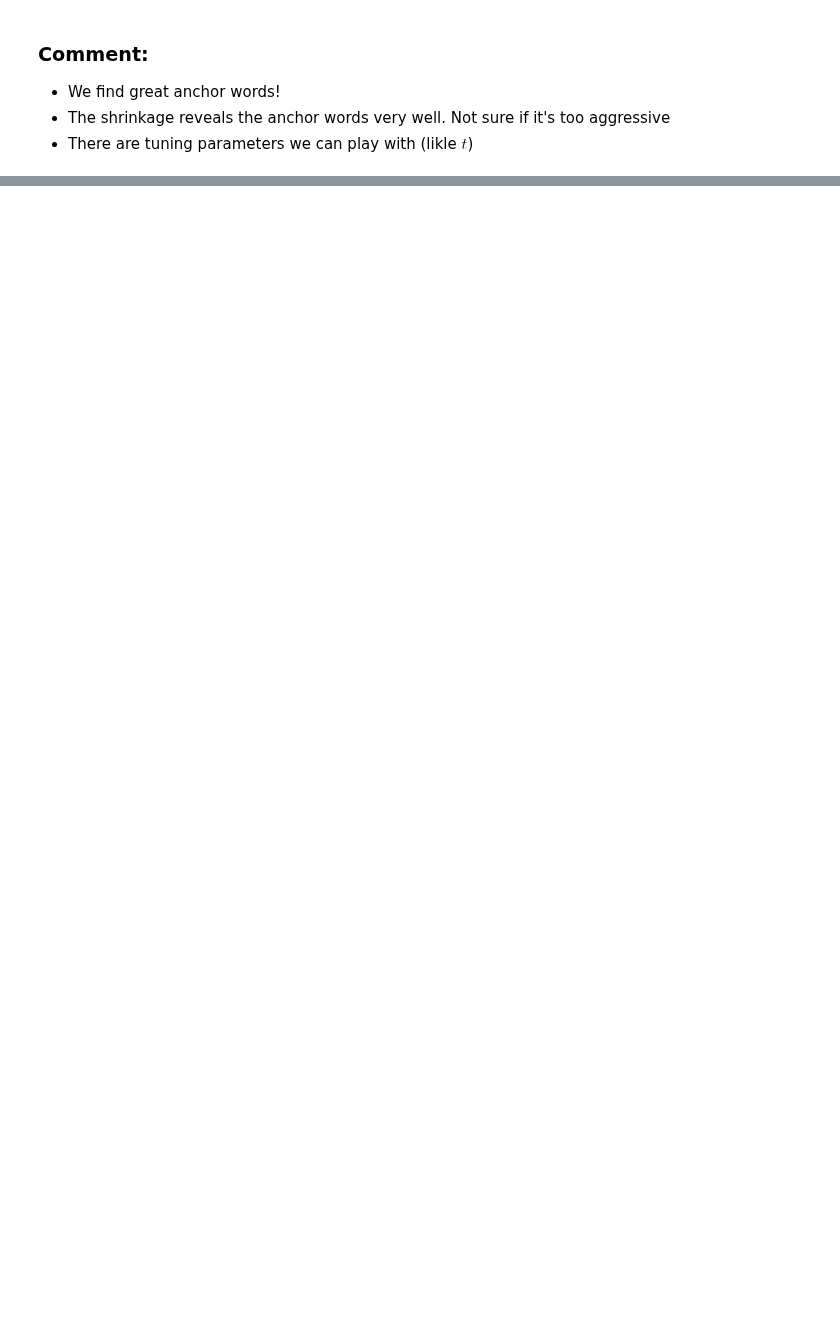
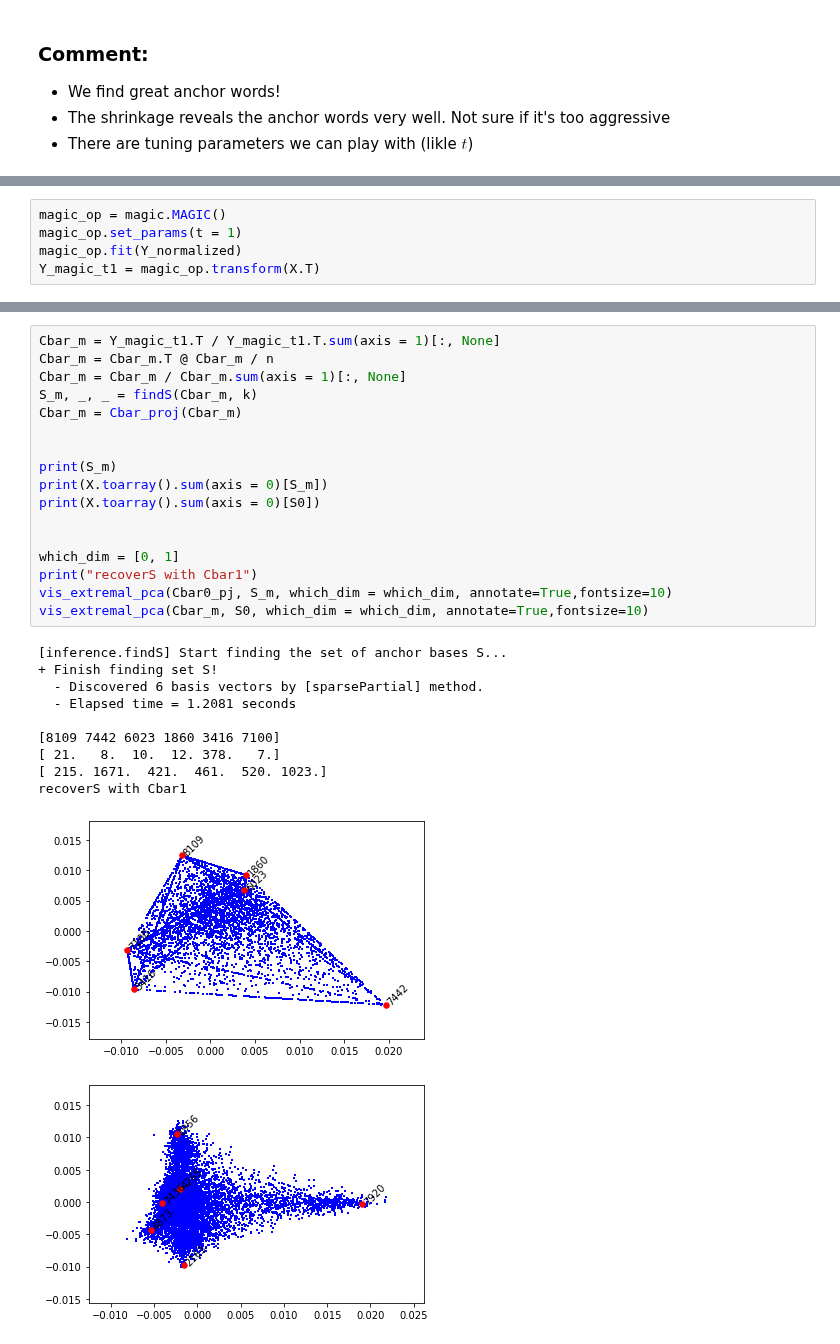
Before and after one commit to zihao12/pyJSMF-RAW, a Jupyter notebook: experiments/magic.ipynb, the cells around one changed output, grey strips where cells are left out. Drawn from its saved outputs; the diff is of its cells as text; blank space fills up the shorter version.

```diff
--- a/experiments/magic.ipynb
+++ b/experiments/magic.ipynb
@@ -200,0 +204,5 @@ recoverS with Cbar1
+# %%
+magic_op = magic.MAGIC()
+magic_op.set_params(t = 1)
+magic_op.fit(Y_normalized)
+Y_magic_t1 = magic_op.transform(X.T)
@@ -200,0 +221,29 @@ recoverS with Cbar1
+# %%
+Cbar_m = Y_magic_t1.T / Y_magic_t1.T.sum(axis = 1)[:, None]
+Cbar_m = Cbar_m.T @ Cbar_m / n
+Cbar_m = Cbar_m / Cbar_m.sum(axis = 1)[:, None]
+S_m, _, _ = findS(Cbar_m, k)
+Cbar_m = Cbar_proj(Cbar_m)
+
+
+print(S_m)
+print(X.toarray().sum(axis = 0)[S_m])
+print(X.toarray().sum(axis = 0)[S0])
+
+
+which_dim = [0, 1]
+print("recoverS with Cbar1")
+vis_extremal_pca(Cbar0_pj, S_m, which_dim = which_dim, annotate=True,fontsize=10)
+vis_extremal_pca(Cbar_m, S0, which_dim = which_dim, annotate=True,fontsize=10)
+# %% [output]
+[inference.findS] Start finding the set of anchor bases S...
++ Finish finding set S!
+  - Discovered 6 basis vectors by [sparsePartial] method.
+  - Elapsed time = 1.2081 seconds
+
+[8109 7442 6023 1860 3416 7100]
+[ 21.   8.  10.  12. 378.   7.]
+[ 215. 1671.  421.  461.  520. 1023.]
+recoverS with Cbar1
+[figure, added]
+[figure, added]
```
Also changed, not shown: parts of 16 cells of this notebook, 1 other file.
